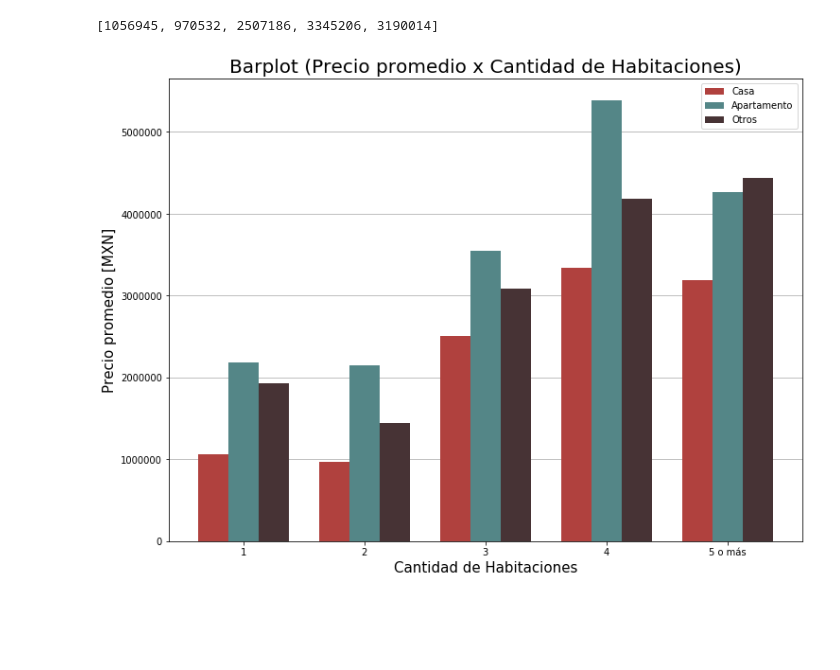
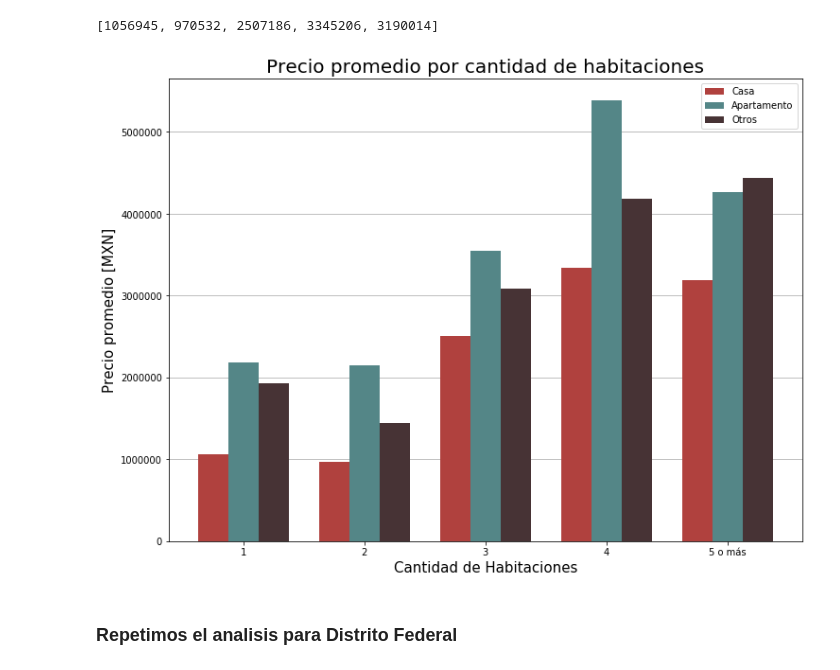
Before and after one commit to nicomatex/datos_tp1_2c2019, a Jupyter notebook: notebooks/Precio funcion de habitaciones/precio en funcion de habitaciones.ipynb, the cells around one changed output. Cells and saved outputs as stored; diff of their text form; code cells hidden in the pictures; blank space fills up the shorter version.

```diff
--- a/notebooks/Precio funcion de habitaciones/precio en funcion de habitaciones.ipynb
+++ b/notebooks/Precio funcion de habitaciones/precio en funcion de habitaciones.ipynb
@@ -143,33 +144,33 @@ hab['Casa'].to_list()
 # %% [output]
 [1056945, 970532, 2507186, 3345206, 3190014]
 # %%
-import matplotlib.pyplot as plt
-
 plt.rcParams["figure.figsize"] = [12,9]
 plt.rc('axes', axisbelow=True)
 
 barWidth = 0.25
 bars1 = hab['Casa'].to_list()
 bars2 = hab['Apartamento'].to_list()
 bars3 = hab['Otros'].to_list()
 
 r1 = np.arange(len(bars1))
 r2 = [x + barWidth for x in r1]
 r3 = [x + barWidth for x in r2]
 
 plt.bar(r1, bars1, color=rojo, width=barWidth, label='Casa')
 plt.bar(r2, bars2, color=azul, width=barWidth, label='Apartamento')
 plt.bar(r3, bars3, color=marron, width=barWidth, label='Otros')
 
-plt.title("Barplot (Precio promedio x Cantidad de Habitaciones)", fontsize=20)
+plt.title("Precio promedio por cantidad de habitaciones", fontsize=20)
 plt.xlabel('Cantidad de Habitaciones', fontsize=15)
 plt.ylabel('Precio promedio [MXN]', fontsize=15)
 plt.xticks([r + barWidth for r in range(len(bars1))], ['1', '2', '3', '4', '5 o más'])
 plt.grid(True, axis='y')
 plt.legend()
 
 plt.savefig('./precio_habitaciones.png', transparent=True, bbox_inches = "tight")
 # %% [output]
-[figure, old version]
+[figure, new version]
 # %%
 # Como vemos, obtuvimos los resultados esperados: linealidad entre las variables.
+# %% [markdown]
+### Repetimos el analisis para Distrito Federal
```
Also changed, not shown: parts of 7 cells of this notebook, 4 other files.
